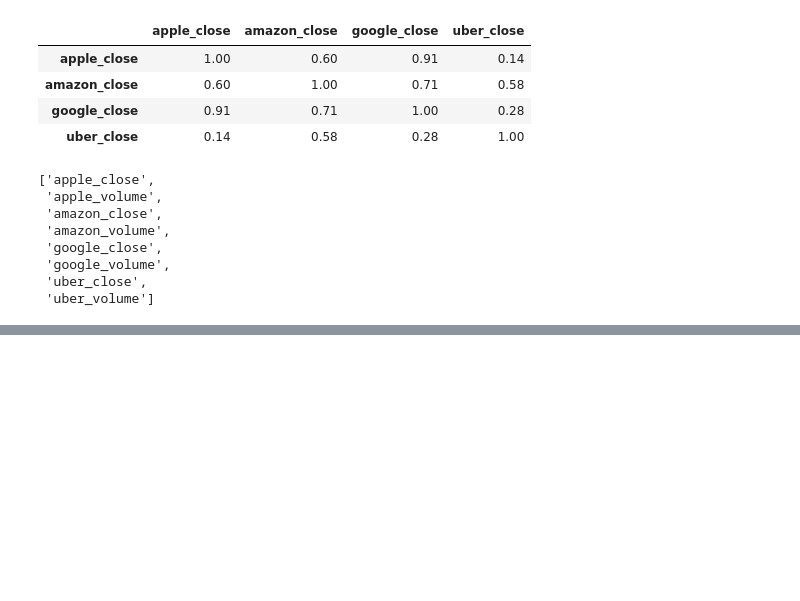
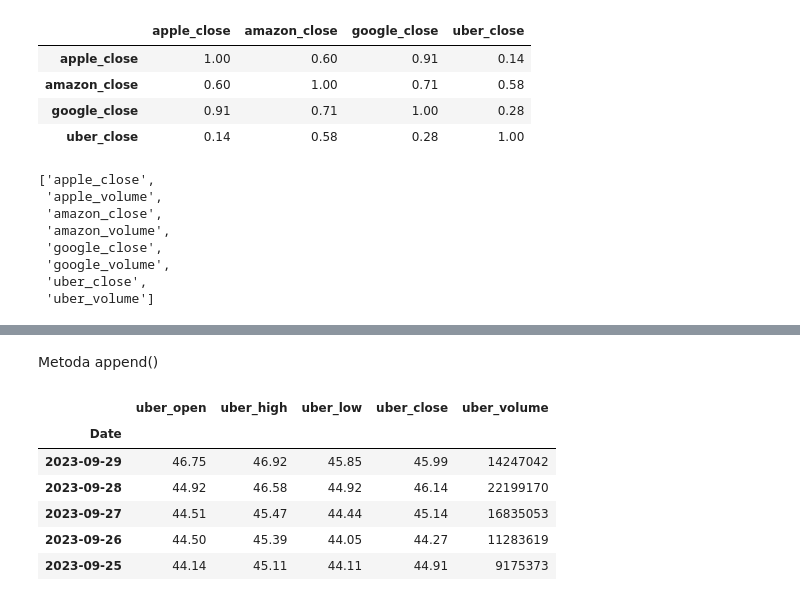
Before and after one commit to Krawieckk/data-science-bootcamp, a Jupyter notebook: 04_laczenie_danych.ipynb, the cells around one changed output, grey strips where cells are left out. Saved outputs shown, nothing was run; the diff lists cells and outputs as text; code cells hidden in the pictures; blank space fills up the shorter version.

```diff
--- a/04_laczenie_danych.ipynb
+++ b/04_laczenie_danych.ipynb
@@ -174,3 +166,15 @@ df[closes].corr()
 | google_volume | -0.11 | 0.46 | -0.13 | 0.55 | -0.16 | 1.00 | -0.17 | ... |
 | uber_close | 0.14 | -0.19 | 0.58 | -0.19 | 0.28 | -0.17 | 1.00 | ... |
 | uber_volume | 0.06 | 0.23 | -0.04 | 0.25 | 0.06 | 0.27 | -0.21 | ... |
+# %% [markdown]
+Metoda append()
+# %%
+uber.head()
+# %% [output]
+|  | uber_open | uber_high | uber_low | uber_close | uber_volume |
+| Date |  |  |  |  |  |
+| 2023-09-29 | 46.75 | 46.92 | 45.85 | 45.99 | 14247042 |
+| 2023-09-28 | 44.92 | 46.58 | 44.92 | 46.14 | 22199170 |
+| 2023-09-27 | 44.51 | 45.47 | 44.44 | 45.14 | 16835053 |
+| 2023-09-26 | 44.50 | 45.39 | 44.05 | 44.27 | 11283619 |
+| 2023-09-25 | 44.14 | 45.11 | 44.11 | 44.91 | 9175373 |
```
Also changed, not shown: parts of 5 cells of this notebook.
